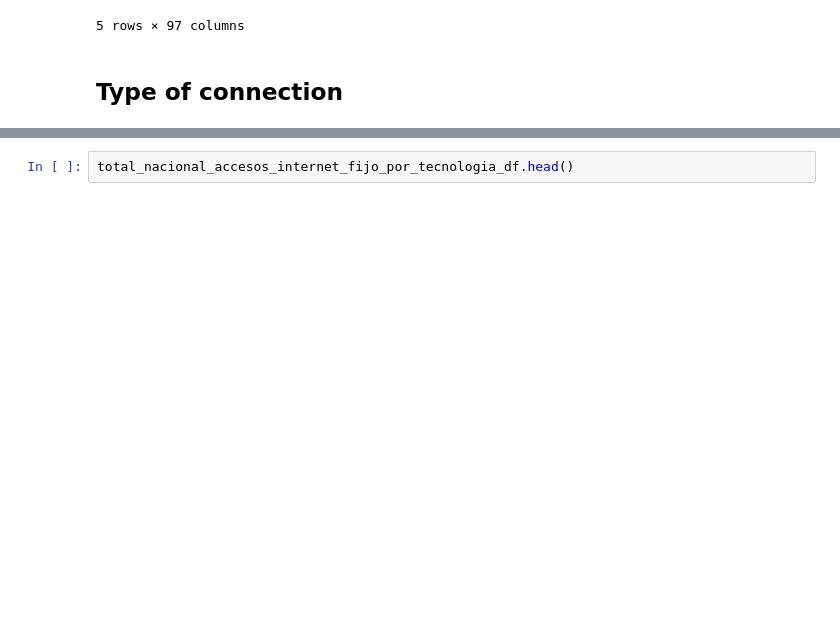
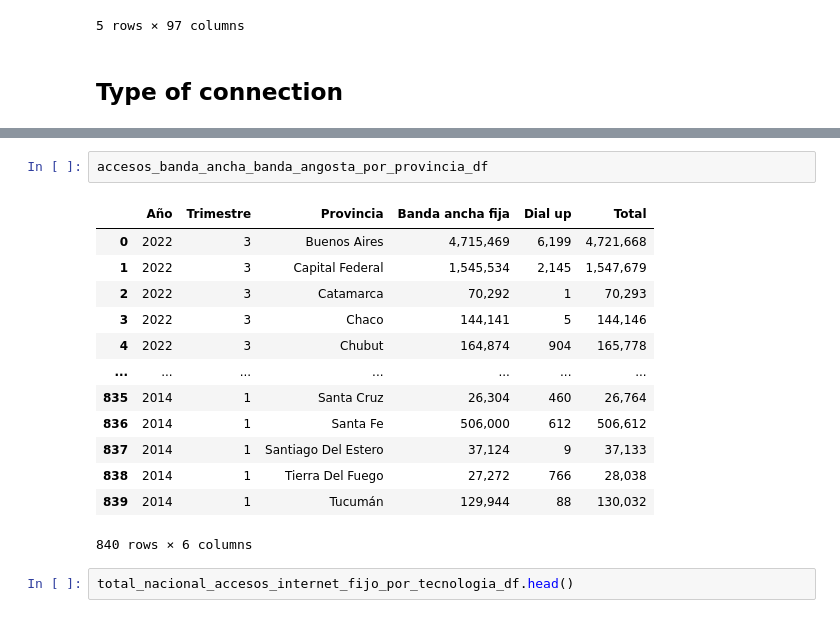
Before and after one commit to cristhianc001/Argentinian-Internet-Usage, a Jupyter notebook: notebooks/2. Data_Wrangling.ipynb, the cells around one changed output, grey strips where cells are left out. Saved outputs shown, nothing was run; the diff lists cells and outputs as text; blank space fills up the shorter version.

```diff
--- a/notebooks/2. Data_Wrangling.ipynb
+++ b/notebooks/2. Data_Wrangling.ipynb
@@ -248,3 +269,19 @@ accesos_internet_fijo_por_velocidad_bajada_provincia_df.head()
+# %%
+accesos_banda_ancha_banda_angosta_por_provincia_df
+# %% [output]
+|  | Año | Trimestre | Provincia | Banda ancha fija | Dial up | Total |
+| 0 | 2022 | 3 | Buenos Aires | 4,715,469 | 6,199 | 4,721,668 |
+| 1 | 2022 | 3 | Capital Federal | 1,545,534 | 2,145 | 1,547,679 |
+| 2 | 2022 | 3 | Catamarca | 70,292 | 1 | 70,293 |
+| 3 | 2022 | 3 | Chaco | 144,141 | 5 | 144,146 |
+| 4 | 2022 | 3 | Chubut | 164,874 | 904 | 165,778 |
+| ... | ... | ... | ... | ... | ... | ... |
+| 835 | 2014 | 1 | Santa Cruz | 26,304 | 460 | 26,764 |
+| 836 | 2014 | 1 | Santa Fe | 506,000 | 612 | 506,612 |
+| 837 | 2014 | 1 | Santiago Del Estero | 37,124 | 9 | 37,133 |
+| 838 | 2014 | 1 | Tierra Del Fuego | 27,272 | 766 | 28,038 |
+| 839 | 2014 | 1 | Tucumán | 129,944 | 88 | 130,032 |
+840 rows × 6 columns
 # %%
 total_nacional_accesos_internet_fijo_por_tecnologia_df.head()
 # %% [output]
```
Also changed, not shown: parts of 48 cells of this notebook, 13 other files.
